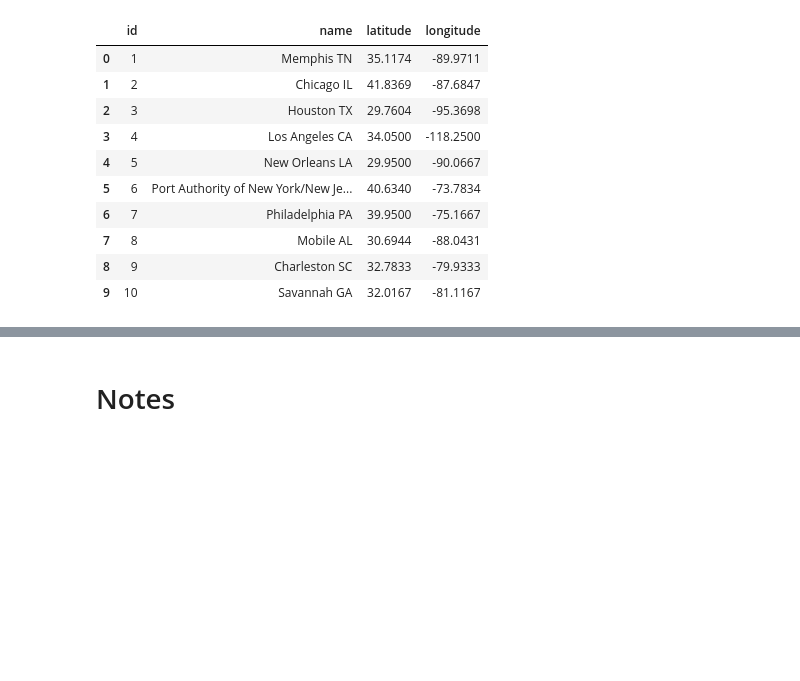
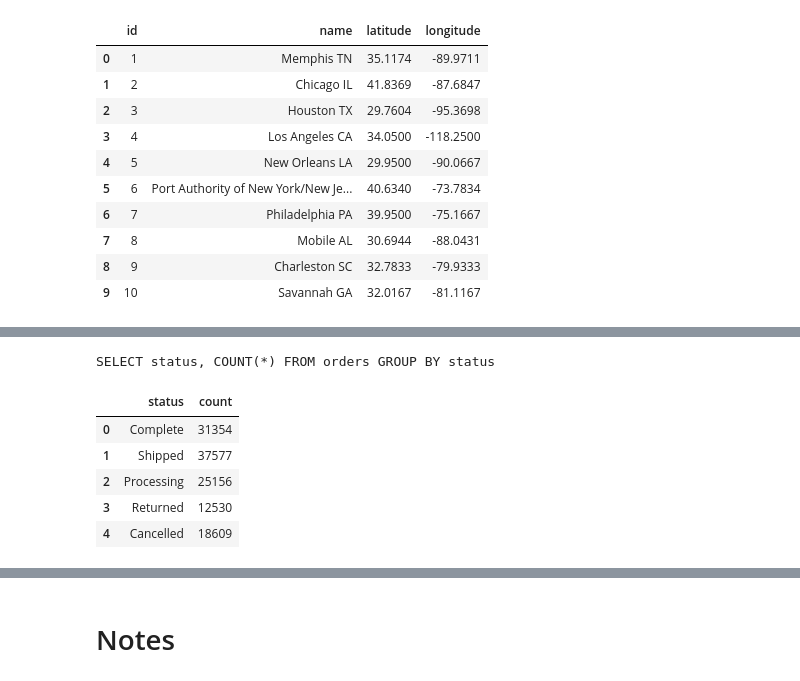
Before and after one commit to egeatmaca/ecommerce_segments, a Jupyter notebook: notebooks/eda.ipynb, the cells around one changed output, grey strips where cells are left out. Cells and saved outputs as stored; diff of their text form; code cells hidden in the pictures; blank space fills up the shorter version.

```diff
--- a/notebooks/eda.ipynb
+++ b/notebooks/eda.ipynb
@@ -734,0 +649,11 @@ SELECT * FROM distribution_centers
+# %%
+query = value_counts_query('orders', 'status')
+read_query(query)
+# %% [output]
+SELECT status, COUNT(*) FROM orders GROUP BY status
+|  | status | count |
+| 0 | Complete | 31354 |
+| 1 | Shipped | 37577 |
+| 2 | Processing | 25156 |
+| 3 | Returned | 12530 |
+| 4 | Cancelled | 18609 |
```
Also changed, not shown: parts of 12 cells of this notebook, 2 other files.
